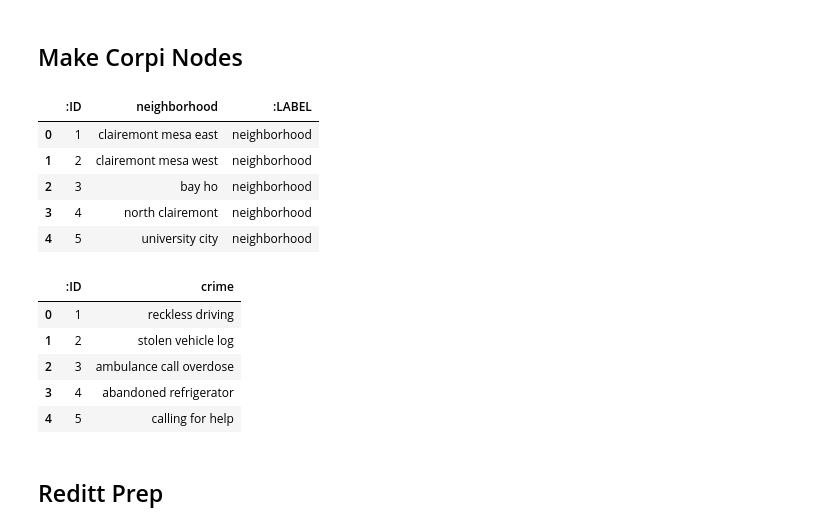
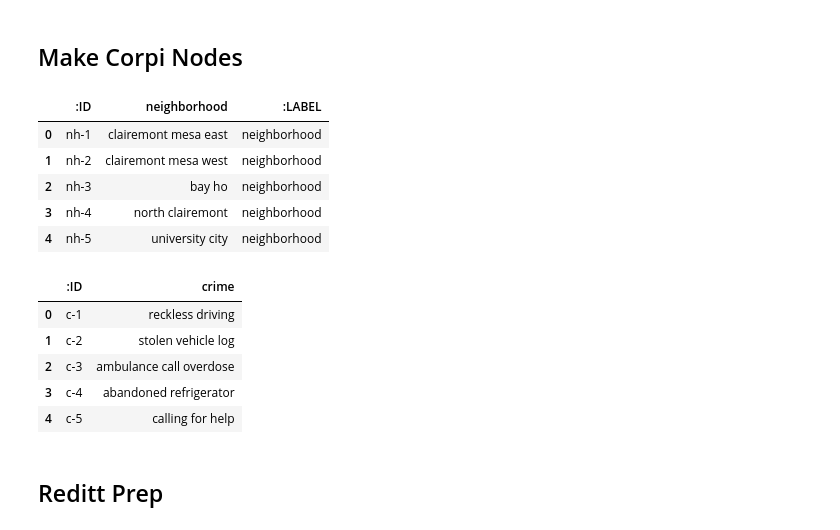
Before and after one commit to amoltkale/san_diego_crime_knowledge_graph, a Jupyter notebook: graph/cypher_prep.ipynb, the cells around one changed output. Drawn from its saved outputs; the diff is of its cells as text; code cells hidden in the pictures.

```diff
--- a/graph/cypher_prep.ipynb
+++ b/graph/cypher_prep.ipynb
@@ -101,32 +101,34 @@ relations_p.mkdir(exist_ok=True)
 # %%
 # read in neighborhood corpus and write to node file
 neighborhood_df = pd.read_csv(neighborhood_p)
 
 # prepare corpus csv
 neighborhood_df[":ID"] = neighborhood_df.index + 1
+neighborhood_df[":ID"] = neighborhood_df[":ID"].apply(lambda x: 'nh-'+str(x))
 neighborhood_df[":LABEL"] = "neighborhood"
 
 # rearrange columns
 neighborhood_df = neighborhood_df[[":ID", "neighborhood", ":LABEL"]]
 
 # Write out node csv
 neighborhood_out_p = node_p / "nodes_neighborhood.csv"
 neighborhood_df.to_csv(neighborhood_out_p, index=False)
 
 neighborhood_df.head()
 # %% [output]
 |  | :ID | neighborhood | :LABEL |
-| 0 | 1 | clairemont mesa east | neighborhood |
-| 1 | 2 | clairemont mesa west | neighborhood |
-| 2 | 3 | bay ho | neighborhood |
-| 3 | 4 | north clairemont | neighborhood |
-| 4 | 5 | university city | neighborhood |
+| 0 | nh-1 | clairemont mesa east | neighborhood |
+| 1 | nh-2 | clairemont mesa west | neighborhood |
+| 2 | nh-3 | bay ho | neighborhood |
+| 3 | nh-4 | north clairemont | neighborhood |
+| 4 | nh-5 | university city | neighborhood |
 # %%
 # read in neighborhood corpus and write to node file
 crime_df = pd.read_csv(crime_p)
 
 # prepare corpus csv
 crime_df[":ID"] = crime_df.index + 1
+crime_df[":ID"] = crime_df[":ID"].apply(lambda x: 'c-'+str(x))
 # crime_df[":LABEL"] = # want to add crime type to everything in corpus...
 
 # rearrange columns
@@ -139,11 +141,11 @@ crime_df.to_csv(crime_out_p, index=False)
 crime_df.head()
 # %% [output]
 |  | :ID | crime |
-| 0 | 1 | reckless driving |
-| 1 | 2 | stolen vehicle log |
-| 2 | 3 | ambulance call overdose |
-| 3 | 4 | abandoned refrigerator |
-| 4 | 5 | calling for help |
+| 0 | c-1 | reckless driving |
+| 1 | c-2 | stolen vehicle log |
+| 2 | c-3 | ambulance call overdose |
+| 3 | c-4 | abandoned refrigerator |
+| 4 | c-5 | calling for help |
 # %% [markdown]
 ## Reditt Prep
 # %% [markdown]
```
